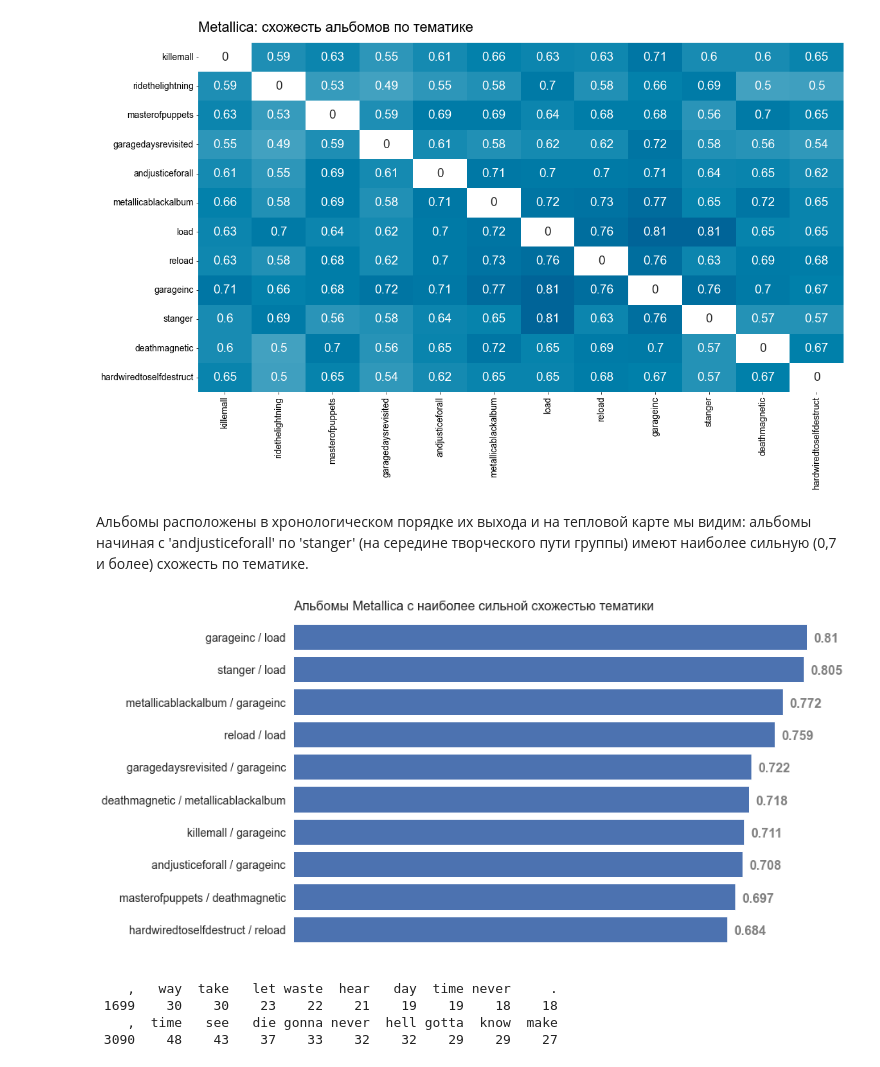
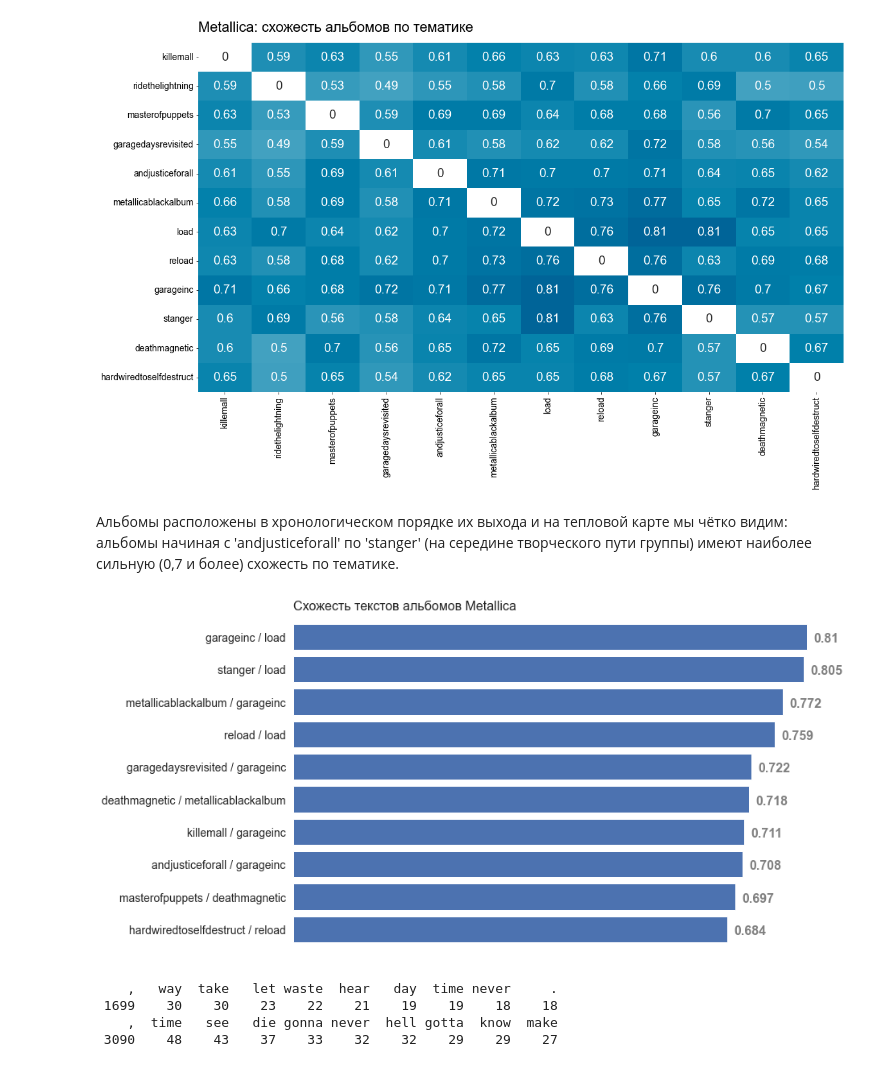
Before and after one commit to IV-1984/Data_analytics_projects, a Jupyter notebook: 5. lyrics analysis/lyrics_analysis_final-Copy1.ipynb, the cells around one changed output. Saved outputs shown, nothing was run; the diff lists cells and outputs as text; code cells hidden in the pictures.

```diff
--- a/5. lyrics analysis/lyrics_analysis_final-Copy1.ipynb
+++ b/5. lyrics analysis/lyrics_analysis_final-Copy1.ipynb
@@ -150,7 +168,7 @@ for i in range(0, len(texts_list)):
 # %%
 # Объединим данные всех исполнителей для определения наиболее часто встречающихся слов
 # Построим облако слов из наиболее часто встречающихся слов у данных исполнителей:
-plt.rcParams['figure.figsize'] = (20,10)
+plt.rcParams['figure.figsize'] = (16,8)
 text_raw = " ".join(nautilus_lemm_text) + " ".join(aria_lemm_text) + " ".join(bdva_lemm_text)
 wordcloud = WordCloud(colormap='ocean', background_color='white',height =800,
                       width = 1450).generate(text_raw)
@@ -261,8 +294,14 @@ lsi = models.LsiModel(corpus, id2word=dictionary, num_topics=2)
 # %%
 # данная функция сравнивает вектор текста(альбома)  со словарем, созданным из корпуса слов - на выходе мы получаем список словарей с результатами схожести текстов
 
+from gensim.similarities import Similarity
+from gensim.test.utils import common_corpus, common_dictionary, get_tmpfile
+
+list_sims = []
+
 def vec_bow(doc):
-#     *********************************** #
+    matrix = {}
+    *********************
     for doc_position, doc_score in sims:
         album1 = doc.split(sep='\n')
         album2 = documents[doc_position].split(sep='\n')
@@ -288,7 +327,7 @@ plt.show()
 # %% [output]
 [figure]
 # %% [markdown]
-Альбомы расположены в хронологическом порядке их выхода и на тепловой карте мы видим: альбомы начиная с 'andjusticeforall' по  'stanger' (на середине творческого пути группы) имеют наиболее сильную (0,7 и более) схожесть по тематике.
+Альбомы расположены в хронологическом порядке их выхода и на тепловой карте мы чётко видим: альбомы начиная с 'andjusticeforall' по  'stanger' (на середине творческого пути группы) имеют наиболее сильную (0,7 и более) схожесть по тематике.
 # %%
 # найдем  пары альбомов с наиболее сильной схожестью
 top_sims = {}
@@ -302,23 +341,23 @@ top_sims_df_sort = top_sims_df.sort_values(by = 'Sims', ascending=True)
 # %%
 # построим диаграмму barh
 sns.set_theme(style="whitegrid")
 labels = top_sims_df_sort.index
 data = top_sims_df_sort['Sims']
 fig, ax = plt.subplots(figsize=(12,8))
 plt.barh(labels, data,  height=0.8, color='b')
 ax.grid()
 ax.spines['top'].set_visible(False)
 ax.spines['right'].set_visible(False)
 ax.spines['bottom'].set_visible(False)
 ax.spines['left'].set_visible(False)
 plt.yticks(fontsize = 14)
 plt.xticks([])
-ax.set_title('Альбомы Metallica с наиболее сильной схожестью тематики',fontsize = 16,loc='left', y=0.98)
+ax.set_title('Схожесть текстов альбомов Metallica',fontsize = 16,loc='left', y=0.98)
 for i, v in enumerate(data):
     ax.text(v + 0.011 , i - 0.16 , str(v), color='grey', fontsize = 16, fontweight='bold')
 plt.show()
 # %% [output]
-[figure, old version]
+[figure, new version]
 # %%
 # для построения облака слов из альбомов выполним:
 
```
Also changed, not shown: parts of 9 cells of this notebook.
